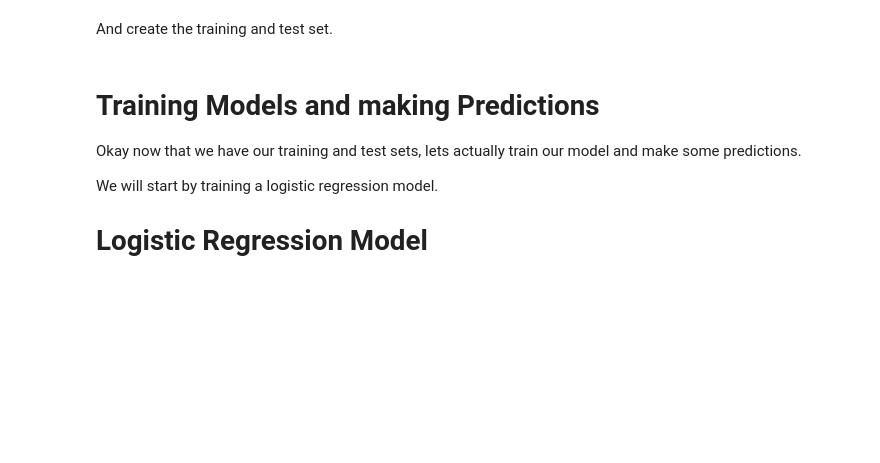
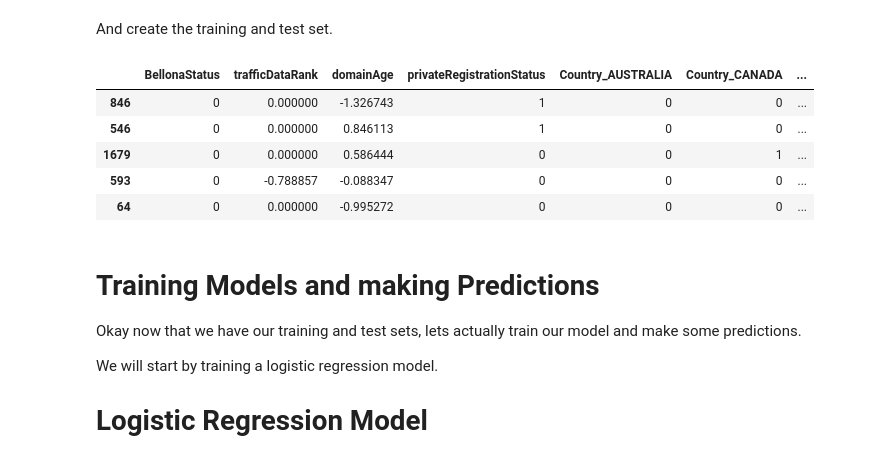
Before and after one commit to NathanielDake/pps, a Jupyter notebook: Domain Scoring Classifier - V1.ipynb, the cells around one changed output. Saved outputs shown, nothing was run; the diff lists cells and outputs as text; code cells hidden in the pictures; blank space fills up the shorter version.

```diff
--- a/Domain Scoring Classifier.ipynb
+++ b/Domain Scoring Classifier - V1.ipynb
@@ -373,6 +381,14 @@ from sklearn.model_selection import train_test_split
 And create the training and test set.
 # %%
 X_train, X_test, y_train, y_test = train_test_split(X, y, test_size=0.4, random_state=101)
+X_train.head()
+# %% [output]
+|  | BellonaStatus | trafficDataRank | domainAge | privateRegistrationStatus | Country_AUSTRALIA | Country_CANADA | ... |
+| 846 | 0 | 0.000000 | -1.326743 | 1 | 0 | 0 | ... |
+| 546 | 0 | 0.000000 | 0.846113 | 1 | 0 | 0 | ... |
+| 1679 | 0 | 0.000000 | 0.586444 | 0 | 0 | 1 | ... |
+| 593 | 0 | -0.788857 | -0.088347 | 0 | 0 | 0 | ... |
+| 64 | 0 | 0.000000 | -0.995272 | 0 | 0 | 0 | ... |
 # %% [markdown]
 # Training Models and making Predictions
 Okay now that we have our training and test sets, lets actually train our model and make some predictions.
```
Also changed, not shown: parts of 29 cells of this notebook.
